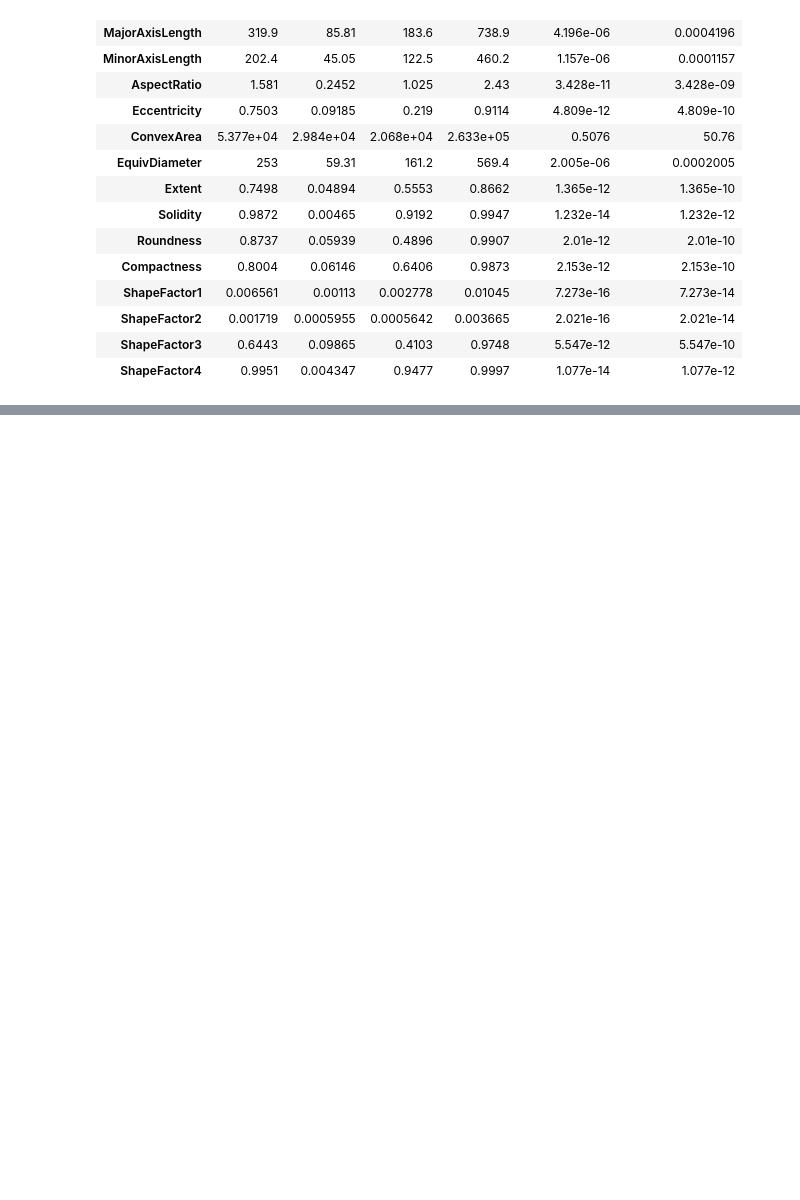
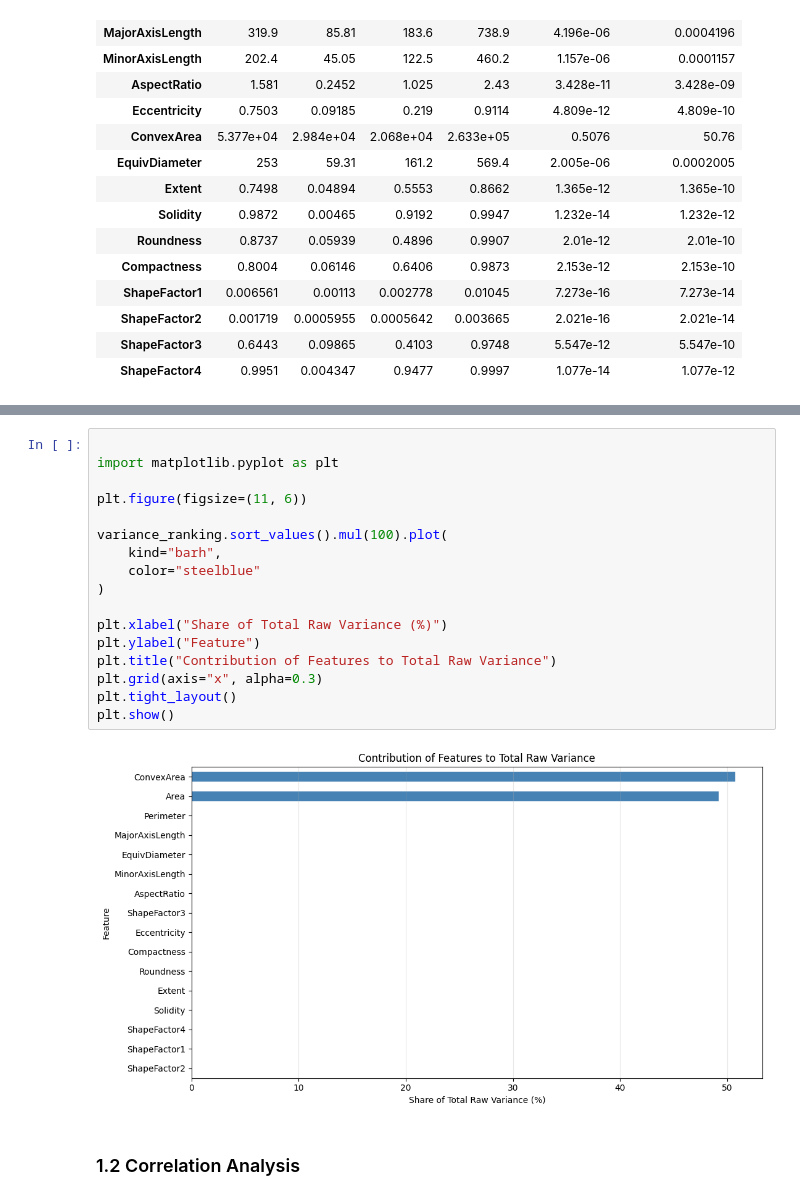
Before and after one commit to Annamerkulova/Merkulova_ML_task_5, a Jupyter notebook: Merkulova_task5.ipynb, the cells around one changed output, grey strips where cells are left out. Saved outputs shown, nothing was run; the diff lists cells and outputs as text; blank space fills up the shorter version.

```diff
--- a/Merkulova_task5.ipynb
+++ b/Merkulova_task5.ipynb
@@ -109,0 +118,21 @@ print(f"Total variance share: {variance_shares.sum():.6f}")
+# %%
+
+import matplotlib.pyplot as plt
+
+plt.figure(figsize=(11, 6))
+
+variance_ranking.sort_values().mul(100).plot(
+    kind="barh",
+    color="steelblue"
+)
+
+plt.xlabel("Share of Total Raw Variance (%)")
+plt.ylabel("Feature")
+plt.title("Contribution of Features to Total Raw Variance")
+plt.grid(axis="x", alpha=0.3)
+plt.tight_layout()
+plt.show()
+# %% [output]
+[figure, added]
+# %% [markdown]
+### 1.2 Correlation Analysis
```
Also changed, not shown: parts of 30 cells of this notebook.
